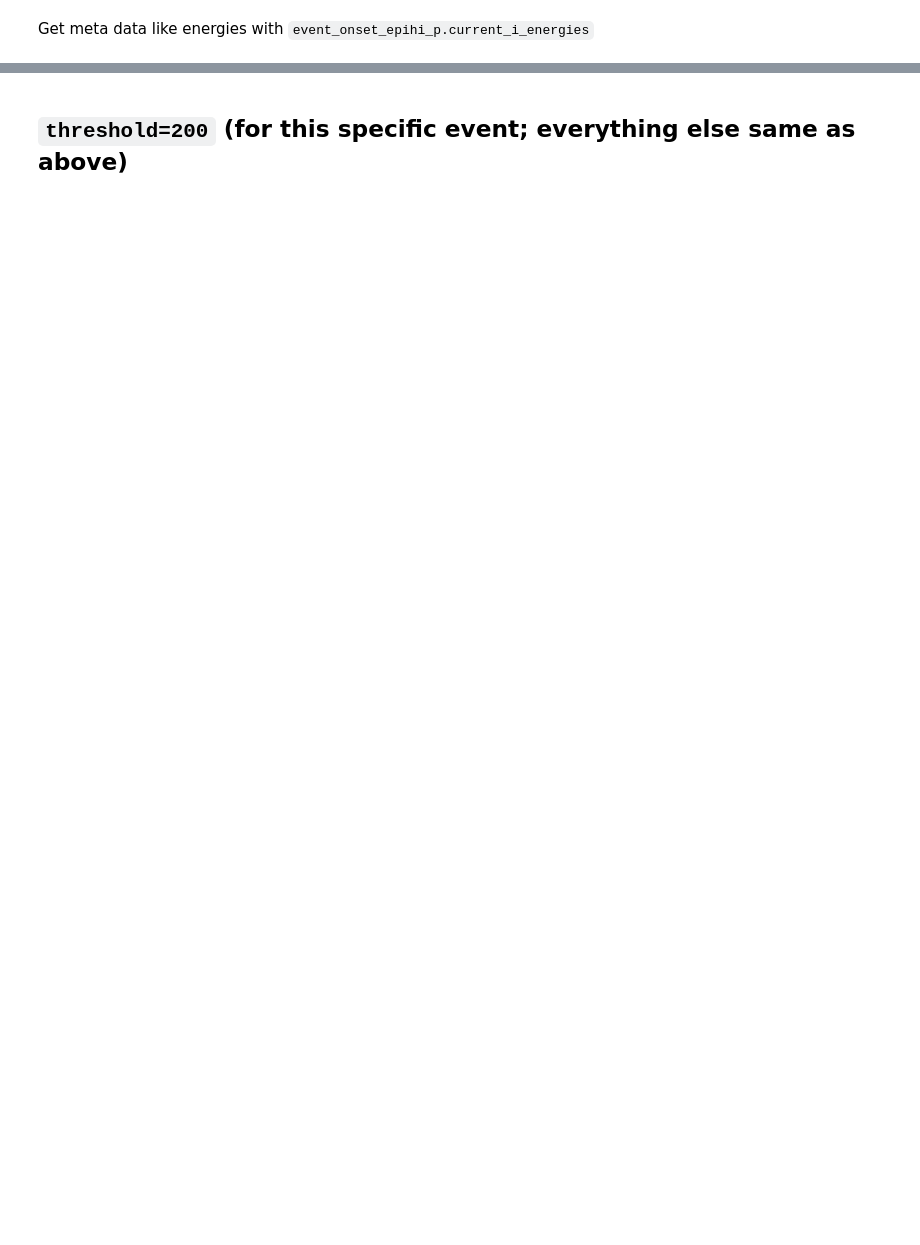
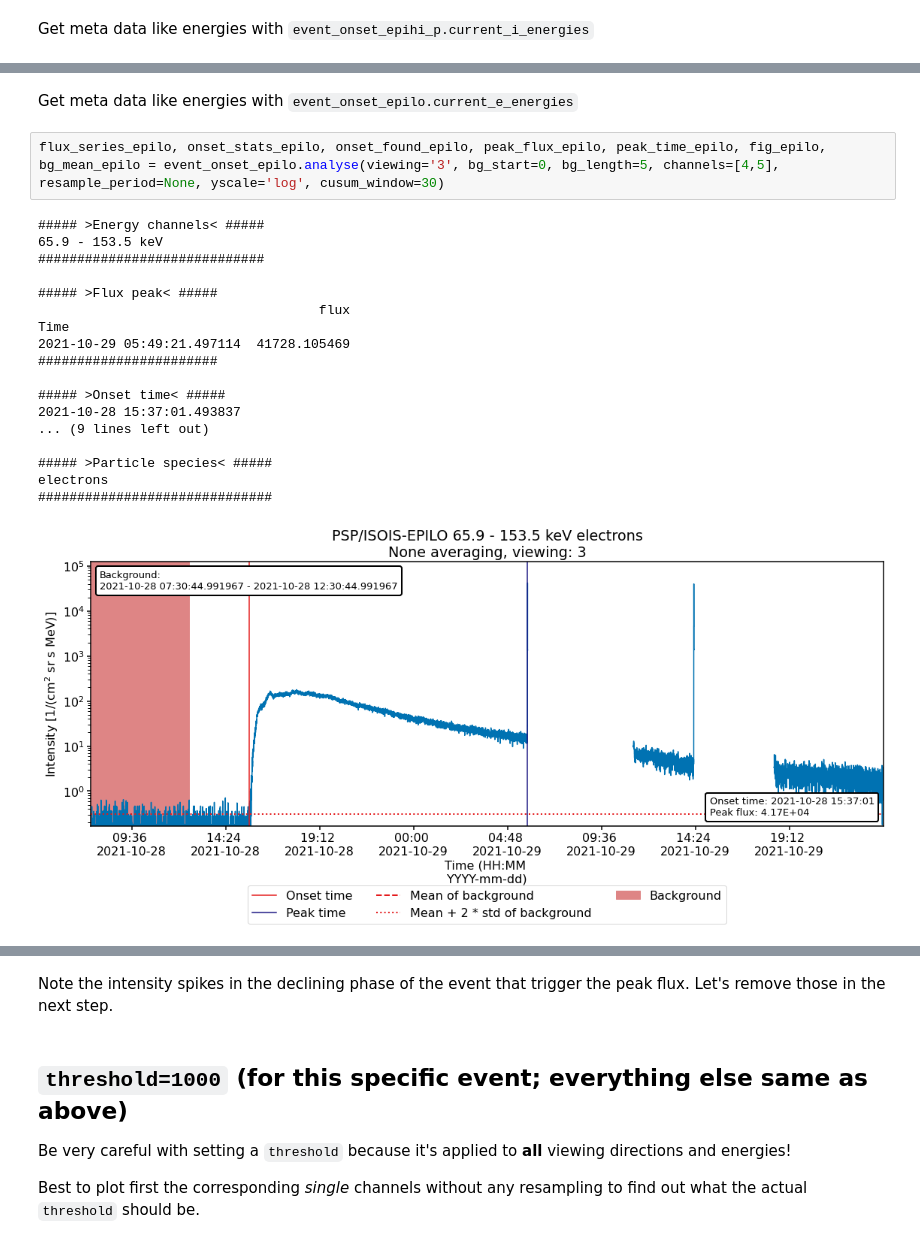
Before and after one commit to ajylla/SPOT, a Jupyter notebook: onset-notebook-psp.ipynb, the cells around one changed output, grey strips where cells are left out. Drawn from its saved outputs; the diff is of its cells as text; blank space fills up the shorter version.

```diff
--- a/onset-notebook-psp.ipynb
+++ b/onset-notebook-psp.ipynb
@@ -127,0 +191,23 @@ time: 1.05 s (started: 2022-07-18 13:29:40 +03:00)
+# %% [markdown]
+Get meta data like energies with ``event_onset_epilo.current_e_energies``
+# %%
+flux_series_epilo, onset_stats_epilo, onset_found_epilo, peak_flux_epilo, peak_time_epilo, fig_epilo, bg_mean_epilo = event_onset_epilo.analyse(viewing='3', bg_start=0, bg_length=5, channels=[4,5], resample_period=None, yscale='log', cusum_window=30)
+# %% [output]
+##### >Energy channels< #####
+65.9 - 153.5 keV
+#############################
+
+##### >Flux peak< #####
+                                    flux
+Time
+2021-10-29 05:49:21.497114  41728.105469
+#######################
+
+##### >Onset time< #####
+2021-10-28 15:37:01.493837
+... (9 lines left out)
+
+##### >Particle species< #####
+electrons
+##############################
+[figure, added]
@@ -128,3 +215,9 @@ time: 1.05 s (started: 2022-07-18 13:29:40 +03:00)
+# %% [markdown]
+Note the intensity spikes in the declining phase of the event that trigger the peak flux. Let's remove those in the next step.
 # %% [markdown]
-## ``threshold=200`` (for this specific event; everything else same as above)
+## ``threshold=1000`` (for this specific event; everything else same as above)
+
+Be very careful with setting a ``threshold`` because it's applied to **all** viewing directions and energies!
+
+Best to plot first the corresponding *single* channels without any resampling to find out what the actual ``threshold`` should be.
 # %%
```
Also changed, not shown: parts of 28 cells of this notebook.
